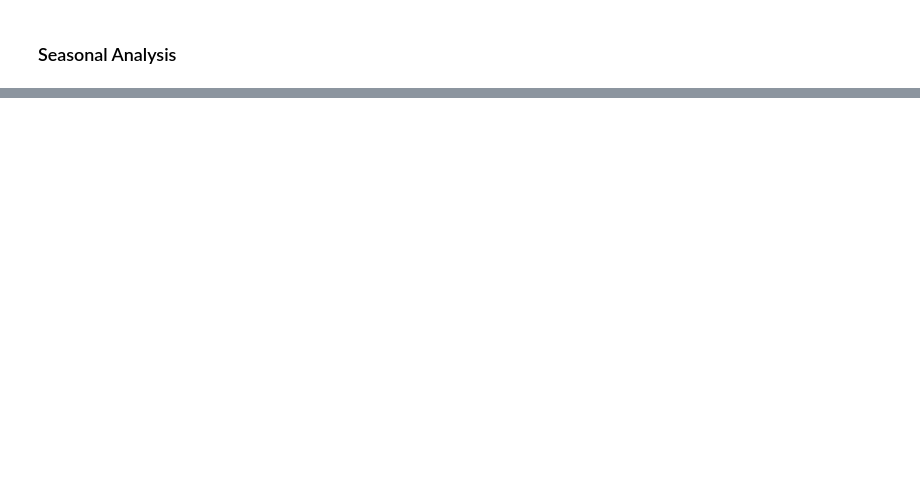
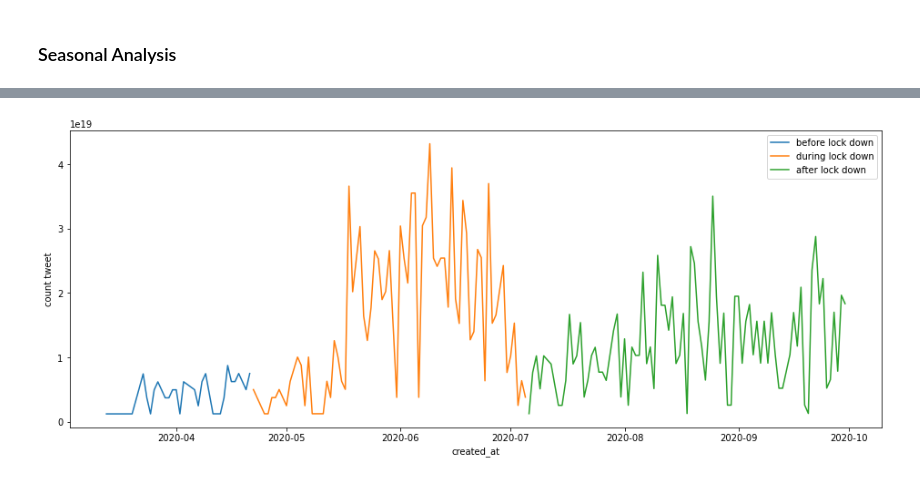
Before and after one commit to muluwork-shegaw/Food-Quantity-Project, a Jupyter notebook: EDA.ipynb, the cells around one changed output, grey strips where cells are left out. Saved outputs shown, nothing was run; the diff lists cells and outputs as text; code cells hidden in the pictures; blank space fills up the shorter version.

```diff
--- a/EDA.ipynb
+++ b/EDA.ipynb
@@ -219,0 +220,4 @@ retweet_count(before_covid_kenya,after_covid_kenya)
+# %%
+lockdown_analysis(before_lockdown_Nairobi,during_lockdown_Nairobi,after_lockdown_Nairobi)
+# %% [output]
+[figure, added]
```
Also changed, not shown: parts of 37 cells of this notebook.
